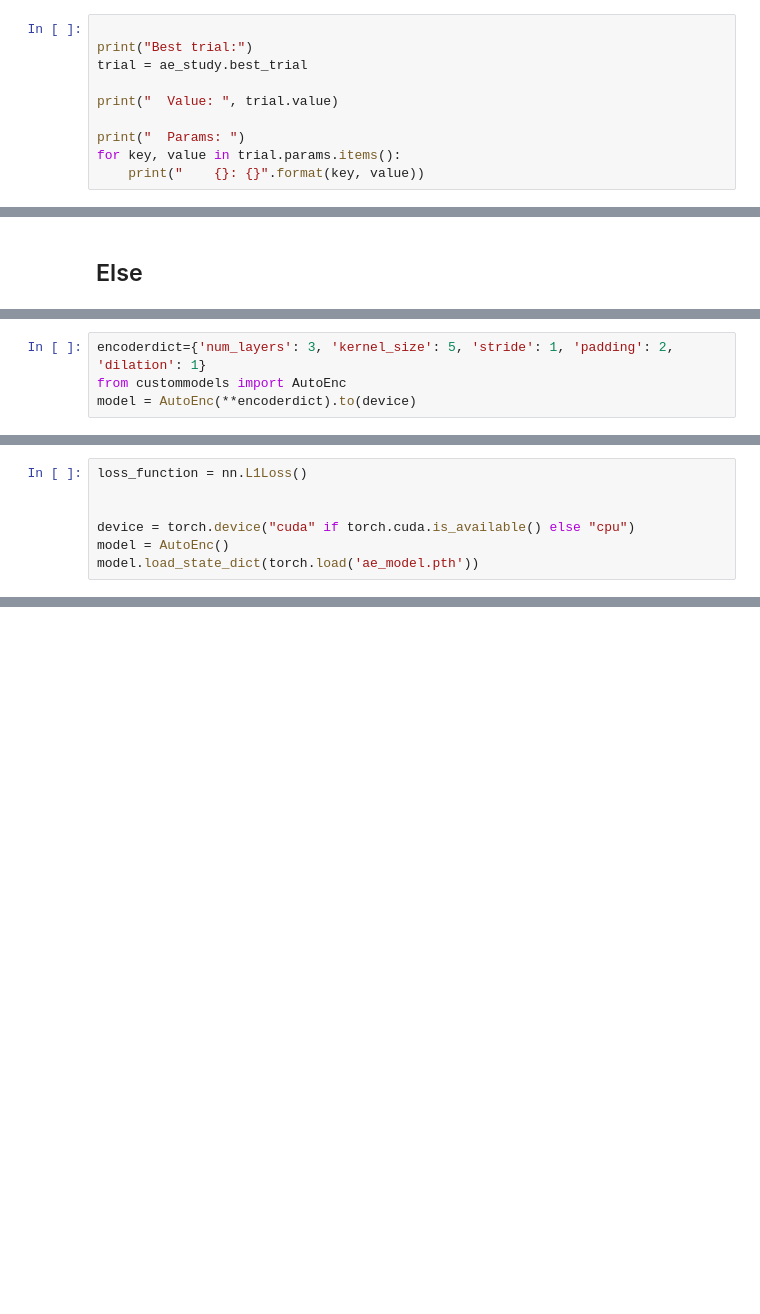
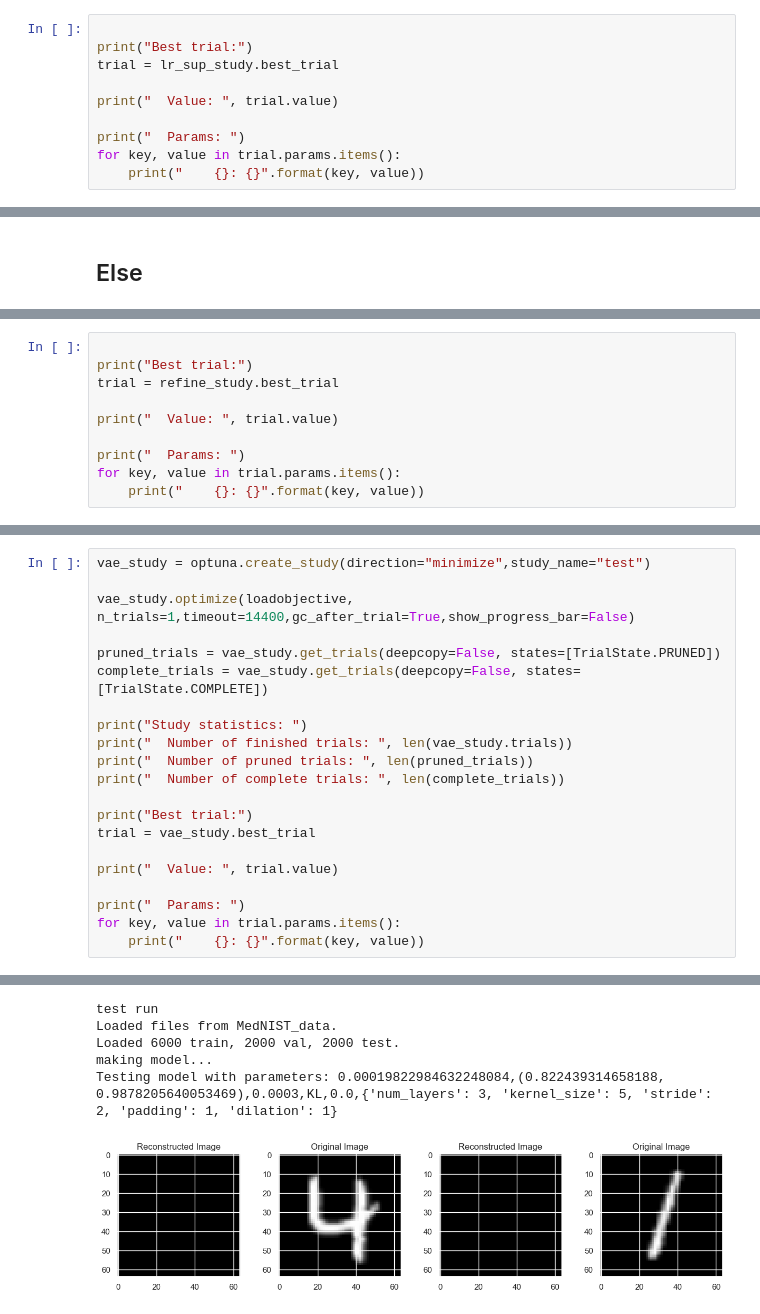
Before and after one commit to Retronomia/CS-274E-Brain-Segmentation, a Jupyter notebook: autoencoder.ipynb, the cells around one changed output, grey strips where cells are left out. Cells and saved outputs as stored; diff of their text form; blank space fills up the shorter version.

```diff
--- a/autoencoder.ipynb
+++ b/autoencoder.ipynb
@@ -954,7 +609,7 @@ print(sorted(statlist,key=lambda x: x[3]))
 # %%
 
 print("Best trial:")
-trial = ae_study.best_trial
+trial = lr_sup_study.best_trial
 
 print("  Value: ", trial.value)
 
@@ -1190,4 +636,0 @@ Layer 3 (channels 32 shape 31) -> 16, 64
-# %%
-encoderdict={'num_layers': 3, 'kernel_size': 5, 'stride': 1, 'padding': 2, 'dilation': 1}
-from custommodels import AutoEnc
-model = AutoEnc(**encoderdict).to(device)
@@ -1296,7 +636,0 @@ sns.heatmap(y_stat_test[0][0], annot=False)
-# %%
-loss_function = nn.L1Loss()
-
-
-device = torch.device("cuda" if torch.cuda.is_available() else "cpu")
-model = AutoEnc()
-model.load_state_dict(torch.load('ae_model.pth'))
@@ -1460,0 +762,10 @@ print(((h+2*padding-dilation*(kernel_size-1)-1)/(stride))+1)
+# %%
+
+print("Best trial:")
+trial = refine_study.best_trial
+
+print("  Value: ", trial.value)
+
+print("  Params: ")
+for key, value in trial.params.items():
+    print("    {}: {}".format(key, value))
@@ -1460,0 +1035,22 @@ print(((h+2*padding-dilation*(kernel_size-1)-1)/(stride))+1)
+# %%
+vae_study = optuna.create_study(direction="minimize",study_name="test")
+
+vae_study.optimize(loadobjective, n_trials=1,timeout=14400,gc_after_trial=True,show_progress_bar=False)
+
+pruned_trials = vae_study.get_trials(deepcopy=False, states=[TrialState.PRUNED])
+complete_trials = vae_study.get_trials(deepcopy=False, states=[TrialState.COMPLETE])
+
+print("Study statistics: ")
+print("  Number of finished trials: ", len(vae_study.trials))
+print("  Number of pruned trials: ", len(pruned_trials))
+print("  Number of complete trials: ", len(complete_trials))
+
+print("Best trial:")
+trial = vae_study.best_trial
+
+print("  Value: ", trial.value)
+
+print("  Params: ")
+for key, value in trial.params.items():
+    print("    {}: {}".format(key, value))
+# %% [output]
@@ -1460,0 +1058,6 @@ print(((h+2*padding-dilation*(kernel_size-1)-1)/(stride))+1)
+test run
+Loaded files from MedNIST_data.
+Loaded 6000 train, 2000 val, 2000 test.
+making model...
+Testing model with parameters: 0.00019822984632248084,(0.822439314658188, 0.9878205640053469),0.0003,KL,0.0,{'num_layers': 3, 'kernel_size': 5, 'stride': 2, 'padding': 1, 'dilation': 1}
+[figure, added]
```
Also changed, not shown: parts of 65 cells of this notebook, 7 other files.
